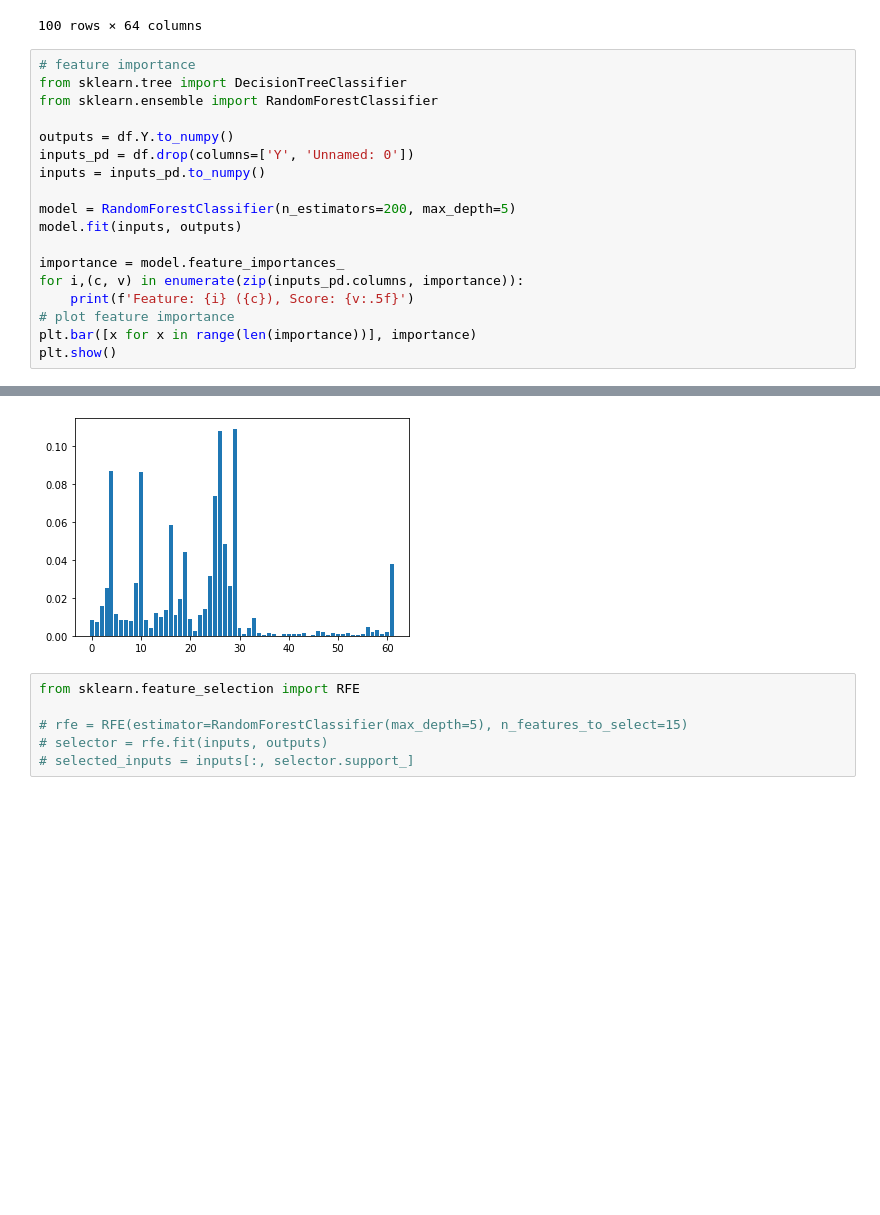
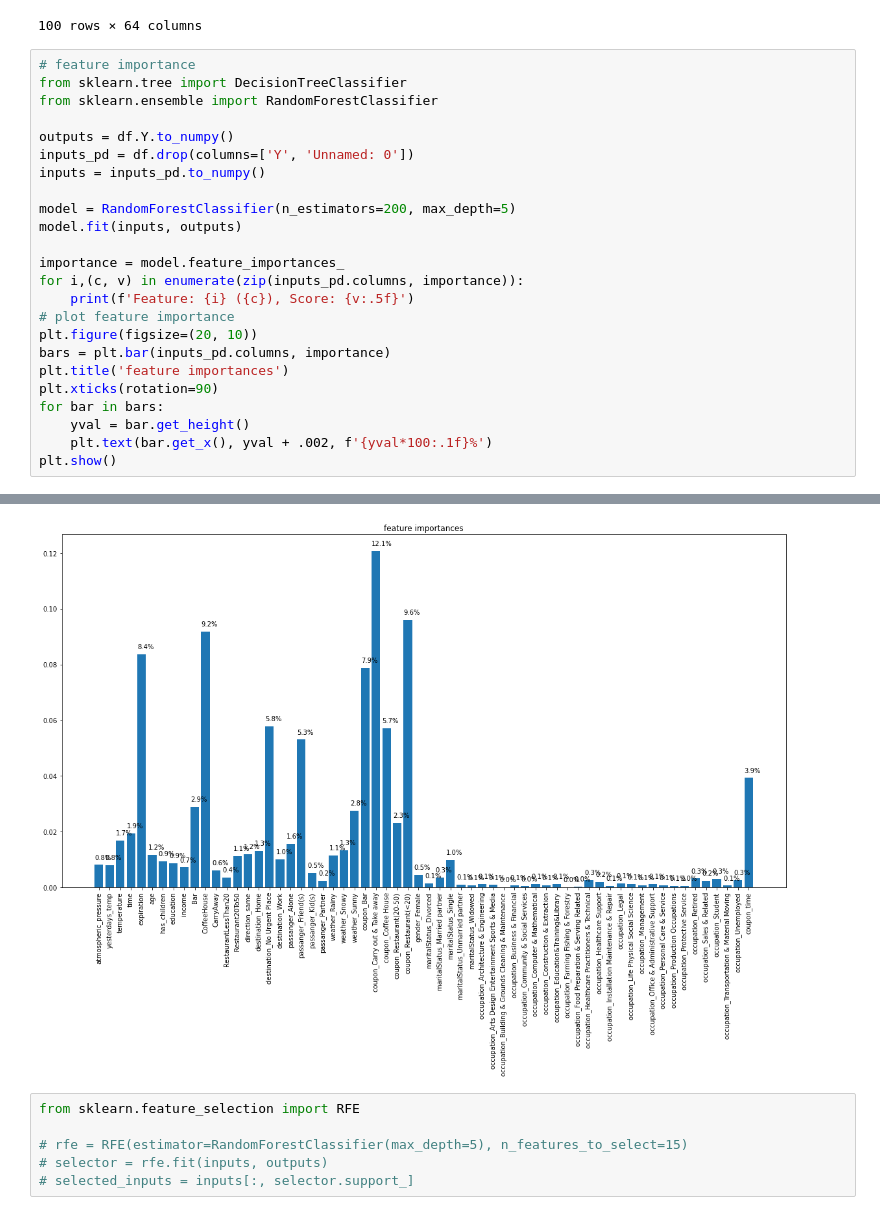
Before and after one commit to gregiberri/coupon, a Jupyter notebook: notebooks/EDA.ipynb, the cells around one changed output, grey strips where cells are left out. Saved outputs shown, nothing was run; the diff lists cells and outputs as text; blank space fills up the shorter version.

```diff
--- a/notebooks/EDA.ipynb
+++ b/notebooks/EDA.ipynb
@@ -442,6 +442,12 @@ importance = model.feature_importances_
 for i,(c, v) in enumerate(zip(inputs_pd.columns, importance)):
     print(f'Feature: {i} ({c}), Score: {v:.5f}')
 # plot feature importance
-plt.bar([x for x in range(len(importance))], importance)
+plt.figure(figsize=(20, 10))
+bars = plt.bar(inputs_pd.columns, importance)
+plt.title('feature importances')
+plt.xticks(rotation=90)
+for bar in bars:
+    yval = bar.get_height()
+    plt.text(bar.get_x(), yval + .002, f'{yval*100:.1f}%')
 plt.show()
 # %% [output]
@@ -465,4 +471,4 @@ Feature: 61 (coupon_time), Score: 0.03790
-[figure, old version]
+[figure, new version]
 # %%
 from sklearn.feature_selection import RFE
 
```
Also changed, not shown: parts of 3 cells of this notebook, 7 other files.
